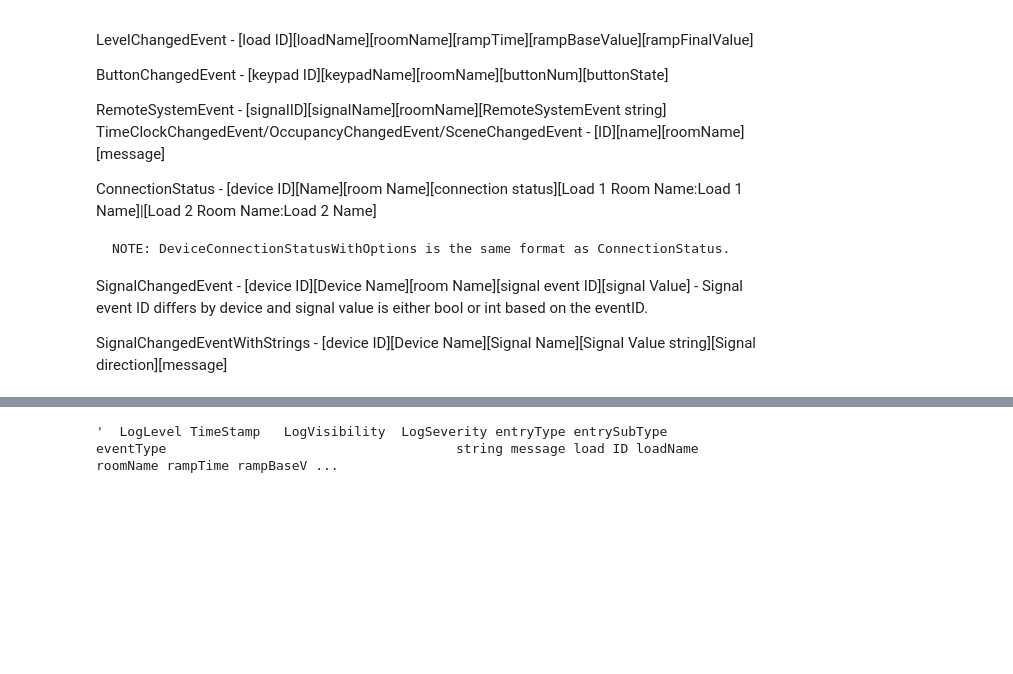
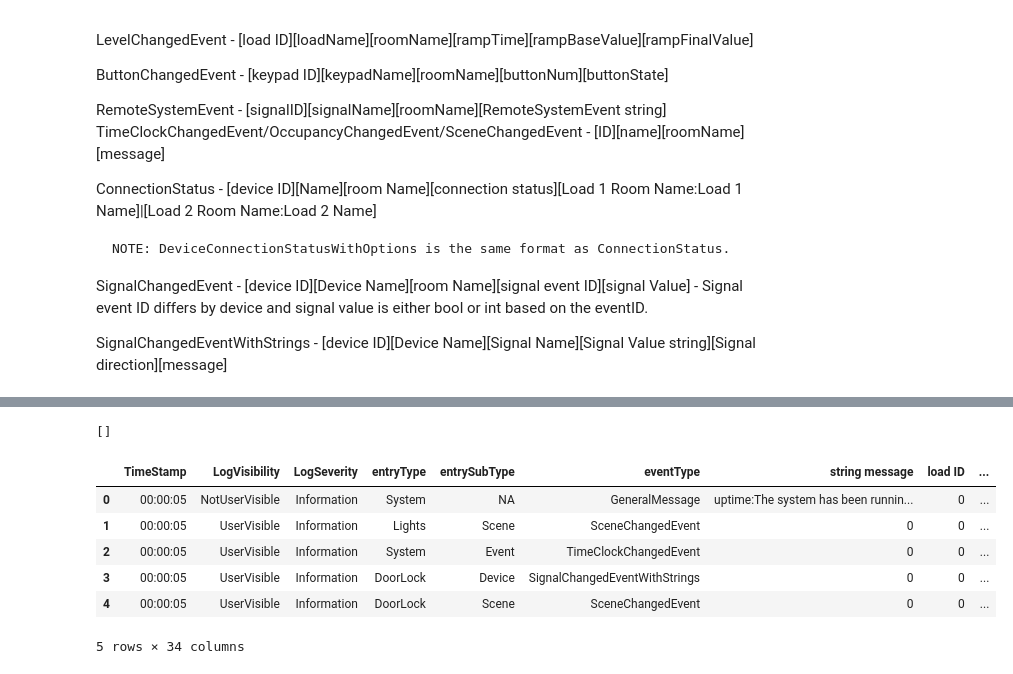
Before and after one commit to RBSystems/DataScience, a Jupyter notebook: data_preprocess.ipynb, the cells around one changed output, grey strips where cells are left out. Drawn from its saved outputs; the diff is of its cells as text; code cells hidden in the pictures; blank space fills up the shorter version.

```diff
--- a/data_preprocess.ipynb
+++ b/data_preprocess.ipynb
@@ -158,4 +306,14 @@ df.iloc[10:, :]
+# %%
+duplicate_columns(df)
+# %% [output]
+[]
 # %%
-df.head().to_string()
+df.head()
 # %% [output]
+|  | TimeStamp | LogVisibility | LogSeverity | entryType | entrySubType | eventType | string message | load ID | ... |
+| 0 | 00:00:05 | NotUserVisible | Information | System | NA | GeneralMessage | uptime:The system has been runnin... | 0 | ... |
+| 1 | 00:00:05 | UserVisible | Information | Lights | Scene | SceneChangedEvent | 0 | 0 | ... |
+| 2 | 00:00:05 | UserVisible | Information | System | Event | TimeClockChangedEvent | 0 | 0 | ... |
+| 3 | 00:00:05 | UserVisible | Information | DoorLock | Device | SignalChangedEventWithStrings | 0 | 0 | ... |
+| 4 | 00:00:05 | UserVisible | Information | DoorLock | Scene | SceneChangedEvent | 0 | 0 | ... |
-'  LogLevel TimeStamp   LogVisibility  LogSeverity entryType entrySubType                      eventType                                     string message load ID loadName roomName rampTime rampBaseV ...
+5 rows × 34 columns
```
Also changed, not shown: parts of 28 cells of this notebook.
